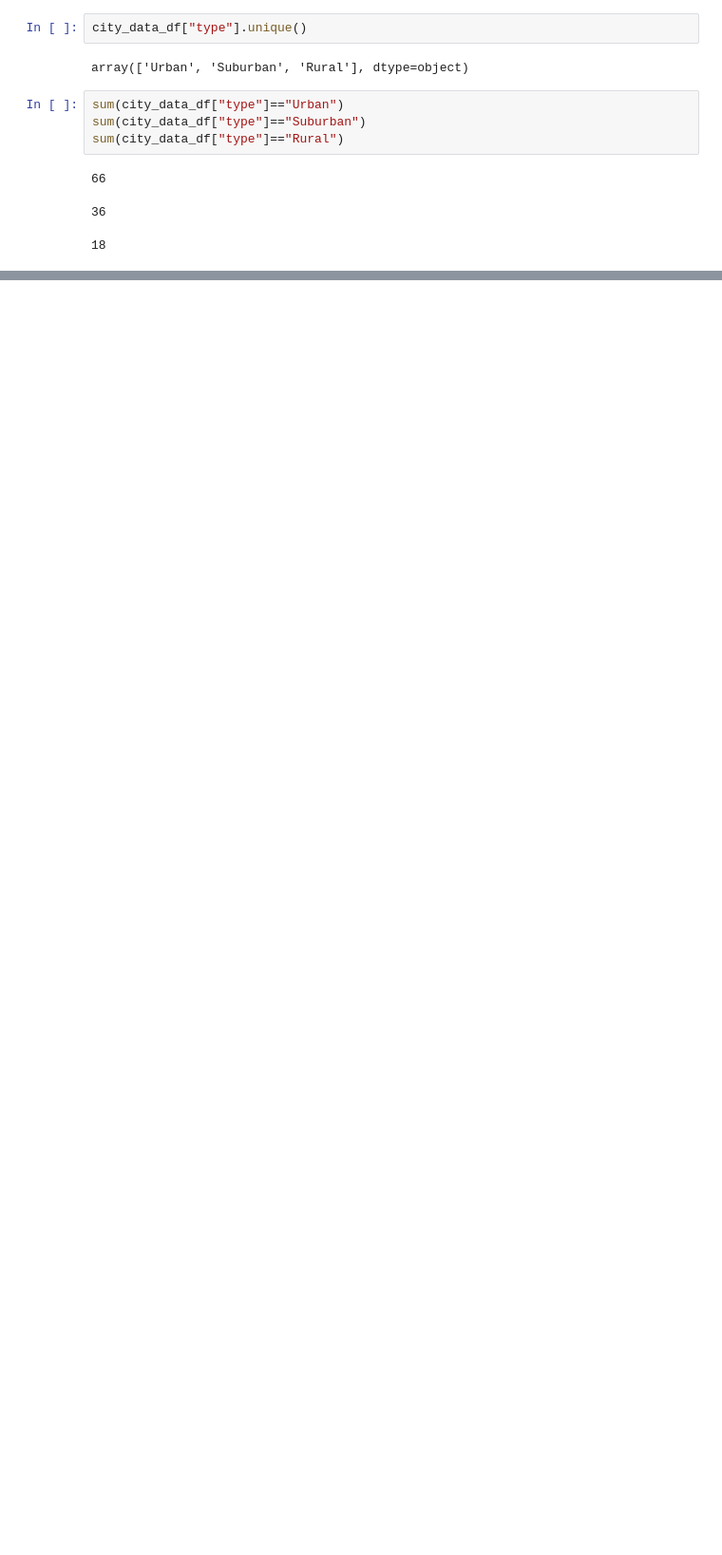
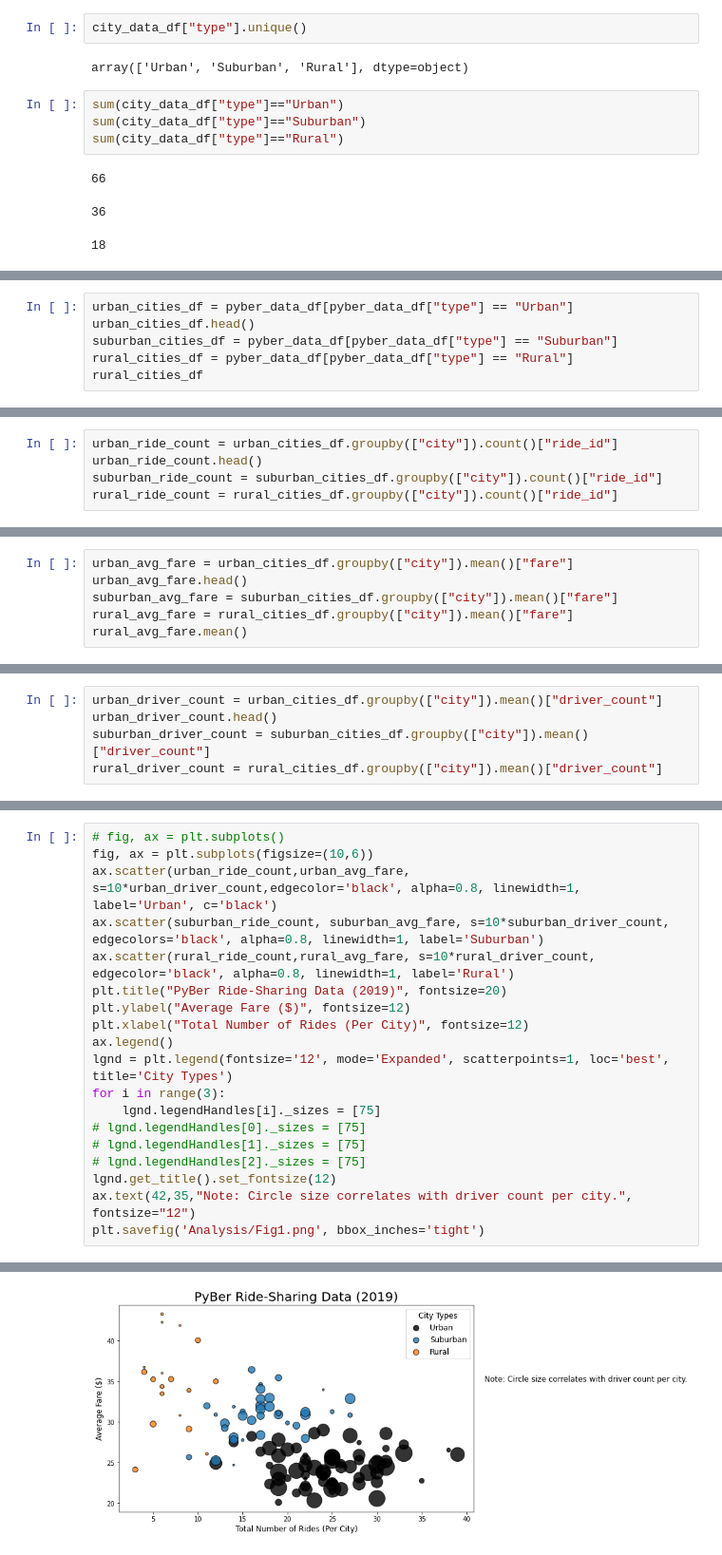
Before and after one commit to coocoojames/PyBer_Analysis, a Jupyter notebook: Plotting Data Frames.ipynb, the cells around one changed output, grey strips where cells are left out. Shown at 95% size. Cells and saved outputs as stored; diff of their text form; blank space fills up the shorter version.

```diff
--- a/Plotting Data Frames.ipynb
+++ b/Plotting Data Frames.ipynb
@@ -105,3 +94,9 @@ array(['Lake Jonathanshire', 'South Michelleport', 'Port Samanthamouth',
        'South Jennifer', 'South Saramouth', 'Lake Jamie', 'Newtonview',
        'North Jaime', 'Penaborough', 'Harringtonfort', 'West Heather'],
       dtype=object)
+# %%
+urban_cities_df = pyber_data_df[pyber_data_df["type"] == "Urban"]
+urban_cities_df.head()
+suburban_cities_df = pyber_data_df[pyber_data_df["type"] == "Suburban"]
+rural_cities_df = pyber_data_df[pyber_data_df["type"] == "Rural"]
+rural_cities_df
@@ -107,0 +123,5 @@ array(['Lake Jonathanshire', 'South Michelleport', 'Port Samanthamouth',
+# %%
+urban_ride_count = urban_cities_df.groupby(["city"]).count()["ride_id"]
+urban_ride_count.head()
+suburban_ride_count = suburban_cities_df.groupby(["city"]).count()["ride_id"]
+rural_ride_count = rural_cities_df.groupby(["city"]).count()["ride_id"]
@@ -107,0 +136,6 @@ array(['Lake Jonathanshire', 'South Michelleport', 'Port Samanthamouth',
+# %%
+urban_avg_fare = urban_cities_df.groupby(["city"]).mean()["fare"]
+urban_avg_fare.head()
+suburban_avg_fare = suburban_cities_df.groupby(["city"]).mean()["fare"]
+rural_avg_fare = rural_cities_df.groupby(["city"]).mean()["fare"]
+rural_avg_fare.mean()
@@ -107,0 +151,5 @@ array(['Lake Jonathanshire', 'South Michelleport', 'Port Samanthamouth',
+# %%
+urban_driver_count = urban_cities_df.groupby(["city"]).mean()["driver_count"]
+urban_driver_count.head()
+suburban_driver_count = suburban_cities_df.groupby(["city"]).mean()["driver_count"]
+rural_driver_count = rural_cities_df.groupby(["city"]).mean()["driver_count"]
@@ -107,0 +164,20 @@ array(['Lake Jonathanshire', 'South Michelleport', 'Port Samanthamouth',
+# %%
+# fig, ax = plt.subplots()
+fig, ax = plt.subplots(figsize=(10,6))
+ax.scatter(urban_ride_count,urban_avg_fare, s=10*urban_driver_count,edgecolor='black', alpha=0.8, linewidth=1, label='Urban', c='black')
+ax.scatter(suburban_ride_count, suburban_avg_fare, s=10*suburban_driver_count, edgecolors='black', alpha=0.8, linewidth=1, label='Suburban')
+ax.scatter(rural_ride_count,rural_avg_fare, s=10*rural_driver_count, edgecolor='black', alpha=0.8, linewidth=1, label='Rural')
+plt.title("PyBer Ride-Sharing Data (2019)", fontsize=20)
+plt.ylabel("Average Fare ($)", fontsize=12)
+plt.xlabel("Total Number of Rides (Per City)", fontsize=12)
+ax.legend()
+lgnd = plt.legend(fontsize='12', mode='Expanded', scatterpoints=1, loc='best', title='City Types')
+for i in range(3):
+    lgnd.legendHandles[i]._sizes = [75]
+# lgnd.legendHandles[0]._sizes = [75]
+# lgnd.legendHandles[1]._sizes = [75]
+# lgnd.legendHandles[2]._sizes = [75]
+lgnd.get_title().set_fontsize(12)
+ax.text(42,35,"Note: Circle size correlates with driver count per city.", fontsize="12")
+plt.savefig('Analysis/Fig1.png', bbox_inches='tight')
+# %% [output]
@@ -107,0 +192 @@ array(['Lake Jonathanshire', 'South Michelleport', 'Port Samanthamouth',
+[figure, added]
```
Also changed, not shown: parts of 30 cells of this notebook, 1 other file.
